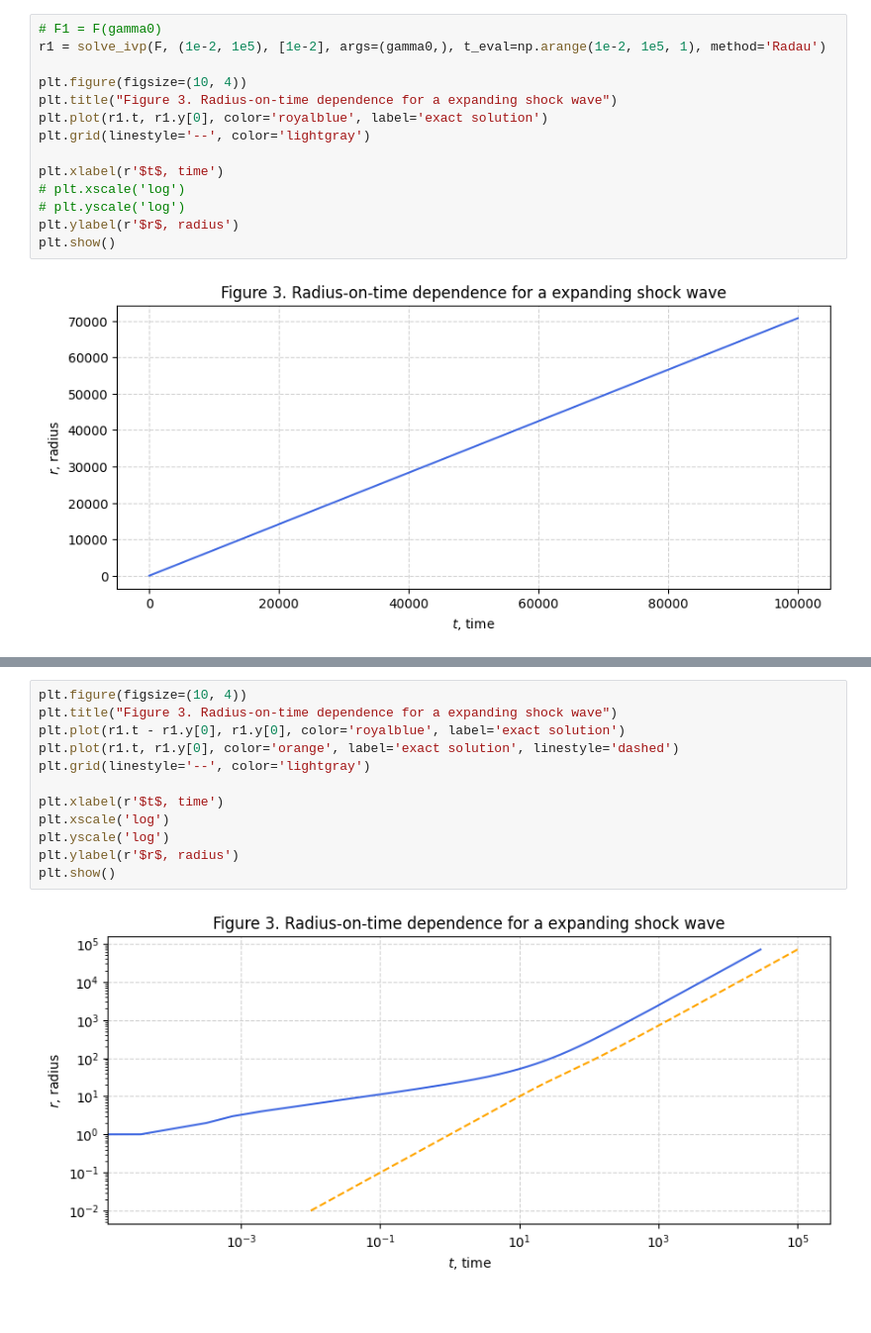
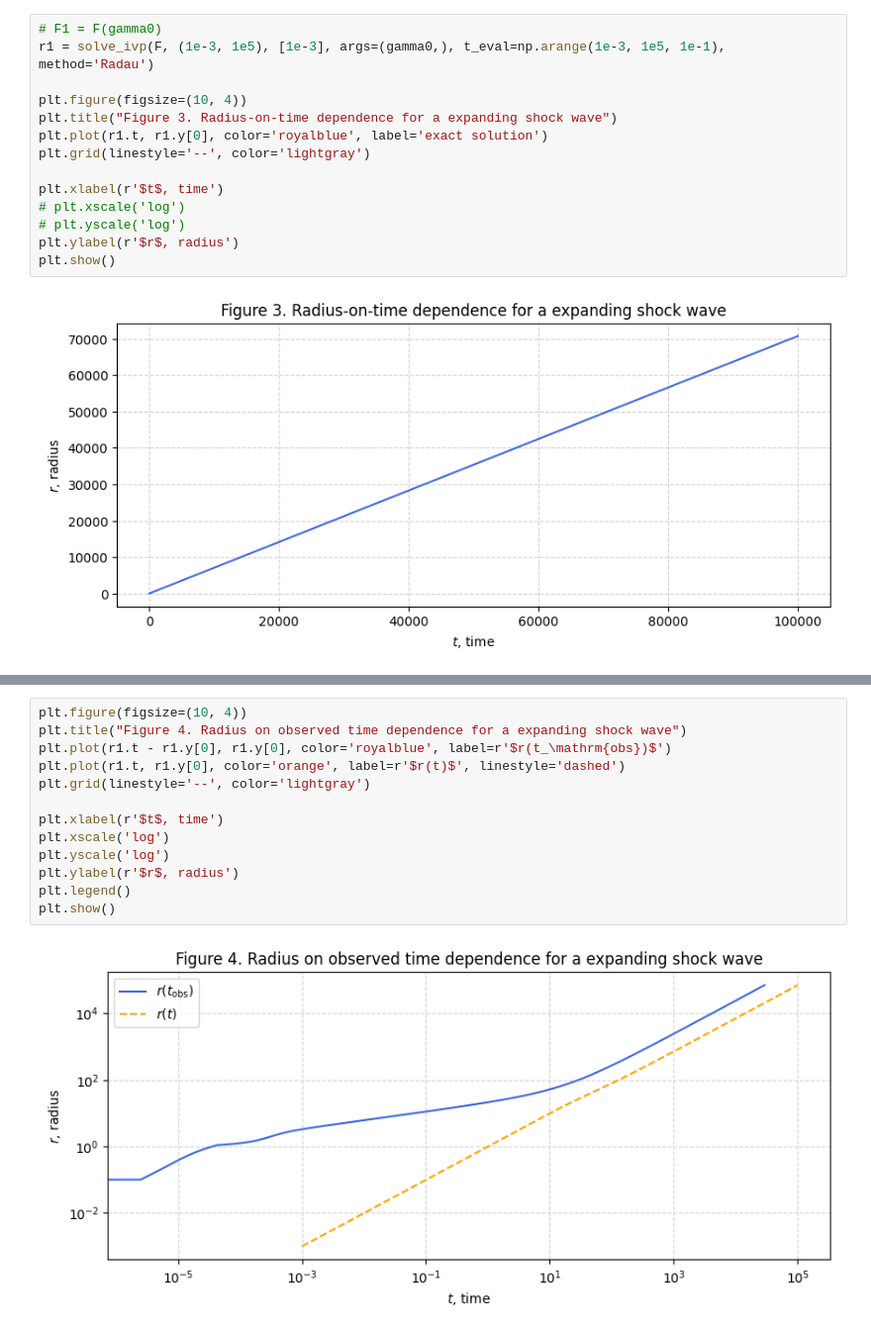
Before and after one commit to KleimenovM/GRBRemnant, a Jupyter notebook: Kleimenov_Schwenkreis_-_Gamma-ray_birsts.ipynb, the cells around one changed output, grey strips where cells are left out. Shown at 99% size. Saved outputs shown, nothing was run; the diff lists cells and outputs as text.

```diff
--- a/Kleimenov_Schwenkreis_-_Gamma-ray_birsts.ipynb
+++ b/Kleimenov_Schwenkreis_-_Gamma-ray_birsts.ipynb
@@ -192,7 +192,7 @@ def F(t, r, gamma):
     return np.sqrt(1 - (np.sqrt(2) * gamma_star(r, gamma))**(-2))
 # %%
 # F1 = F(gamma0)
-r1 = solve_ivp(F, (1e-2, 1e5), [1e-2], args=(gamma0,), t_eval=np.arange(1e-2, 1e5, 1), method='Radau')
+r1 = solve_ivp(F, (1e-3, 1e5), [1e-3], args=(gamma0,), t_eval=np.arange(1e-3, 1e5, 1e-1), method='Radau')
 
 plt.figure(figsize=(10, 4))
 plt.title("Figure 3. Radius-on-time dependence for a expanding shock wave")
@@ -220,14 +220,15 @@ Hence, despite the difference in the object-connected frame is $\tau$, a far obs
 # %%
 plt.figure(figsize=(10, 4))
-plt.title("Figure 3. Radius-on-time dependence for a expanding shock wave")
-plt.plot(r1.t - r1.y[0], r1.y[0], color='royalblue', label='exact solution')
-plt.plot(r1.t, r1.y[0], color='orange', label='exact solution', linestyle='dashed')
+plt.title("Figure 4. Radius on observed time dependence for a expanding shock wave")
+plt.plot(r1.t - r1.y[0], r1.y[0], color='royalblue', label=r'$r(t_\mathrm{obs})$')
+plt.plot(r1.t, r1.y[0], color='orange', label=r'$r(t)$', linestyle='dashed')
 plt.grid(linestyle='--', color='lightgray')
 
 plt.xlabel(r'$t$, time')
 plt.xscale('log')
 plt.yscale('log')
 plt.ylabel(r'$r$, radius')
+plt.legend()
 plt.show()
 # %% [output]
-[figure, old version]
+[figure, new version]
```
Also changed, not shown: parts of 2 cells of this notebook.
